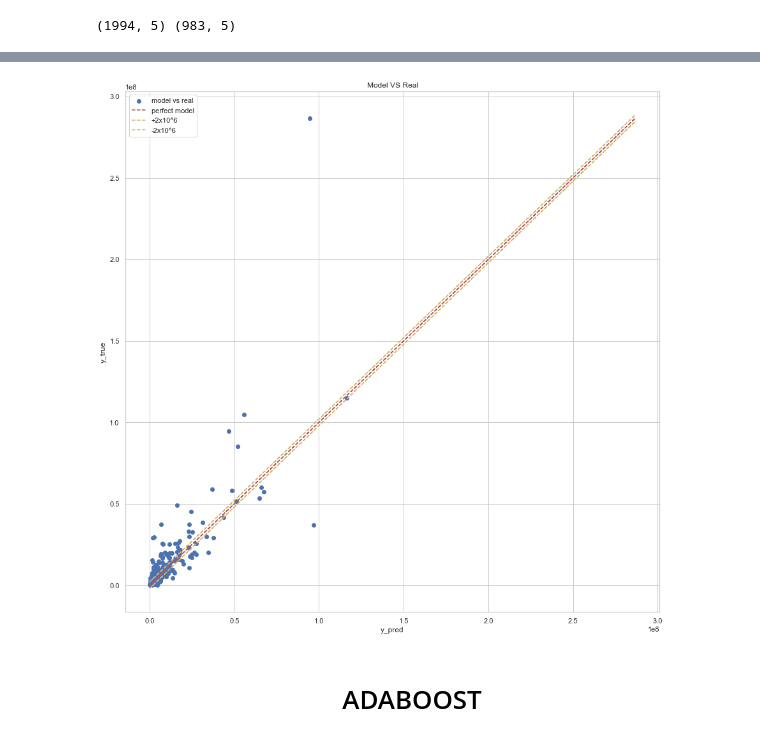
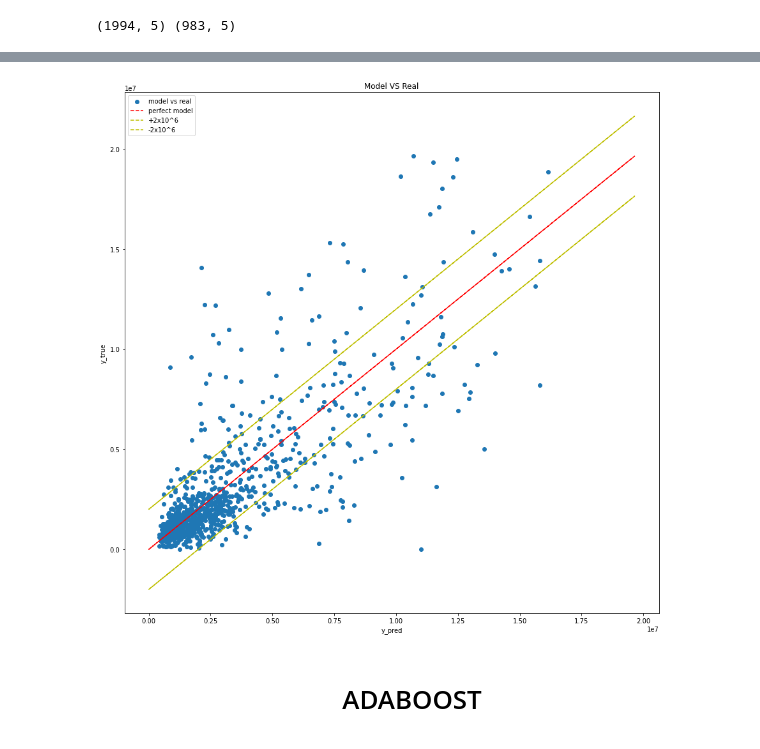
Before and after one commit to datanab/energy-consumption-prediction, a Jupyter notebook: Pélec_02_code.ipynb, the cells around one changed output, grey strips where cells are left out. Drawn from its saved outputs; the diff is of its cells as text; code cells hidden in the pictures.

```diff
--- a/Pélec_02_code.ipynb
+++ b/Pélec_02_code.ipynb
@@ -264,0 +240,2 @@ adjusted_r2_scorer = make_scorer(adjusted_r2,n=X.shape[0],p=X.shape[1])
+# %%
+y = explained_variable(bench = bench, var_name = exp_variable, m = 'brut')
@@ -302,8 +293,8 @@ y_test.mean()
 
 start_time = datetime.datetime.now()
 
-cv_ridge_params_ghg = {'alpha':[1,3,4,5,7,9,11,100]}
-cv_ridge_params_nrj = {'alpha':[1,1000,10000,15000,17000,20000,50000,100000]}
+cv_ridge_params_ghg = {'alpha':[1,3,4,5,7,9,11,100,1000]}
+cv_ridge_params_nrj = {'alpha':[1,3,4,5,7,9,11,100,1000]}
 
 ridge_param_choice = {'ridge_ghg_emission' : cv_ridge_params_ghg,'ridge_energy_use' : cv_ridge_params_nrj}
 
@@ -316,12 +307,10 @@ ridge = Ridge(alpha=cv_ridge.best_params_['alpha'])
 ridge.fit(X_train_std, y_train)
 y_pred_train_ridge, y_pred_test_ridge = ridge.predict(X_train_std), ridge.predict(X_test_std)
 
-y_pred_train_ridge, y_pred_test_ridge = [np.exp(x) for x in y_pred_train_ridge],[np.exp(x) for x in y_pred_test_ridge]
-
 end_time = datetime.datetime.now()
 
 time_ridge = get_time(start_time, end_time)
 
-show_metric(y_pred_train_ridge, [np.exp(x) for x in y_train], y_pred_test_ridge, [np.exp(x) for x in y_test], time_ridge)
+show_metric(y_pred_train_ridge, y_train, y_pred_test_ridge, y_test, time_ridge)
 # %% [output]
 |  | RMSE_train | RMSE_test | R2_train | R2_test | TIME |
@@ -344,7 +333,7 @@ cv_ridge.best_score_
 start_time = datetime.datetime.now()
 
 cv_lasso_params_ghg = {'alpha':[1300,1350,1400,1500,1700,1800]}
-cv_lasso_params_nrj = {'alpha':[1,1300,1350,1400,1500,1700,1800]}
+cv_lasso_params_nrj = {'alpha':[1300,1350,1400,1500,1700,1800]}
 
 lasso_param_choice = {'lasso_ghg_emission':cv_lasso_params_ghg, 'lasso_energy_use':cv_lasso_params_nrj}
 
@@ -357,13 +346,10 @@ lasso = Lasso(alpha=cv_lasso.best_params_['alpha'], fit_intercept=True)
 lasso.fit(X_train_std, y_train)
 y_pred_train_lasso, y_pred_test_lasso = lasso.predict(X_train_std), lasso.predict(X_test_std)
 
-y_pred_train_lasso, y_pred_test_lasso = [np.exp(x) for x in y_pred_train_lasso],[np.exp(x) for x in y_pred_test_lasso]
-
-
 end_time = datetime.datetime.now()
 
 time_lasso = get_time(start_time, end_time)
 
-show_metric(y_pred_train_lasso, [np.exp(x) for x in y_train], y_pred_test_lasso, [np.exp(x) for x in y_test], time_lasso)
+show_metric(y_pred_train_lasso, y_train, y_pred_test_lasso, y_test, time_lasso)
 # %% [output]
 |  | RMSE_train | RMSE_test | R2_train | R2_test | TIME |
@@ -518,10 +506,10 @@ print(X_train_std_2.shape,X_test_std_2.shape )
 # %%
 start_time = datetime.datetime.now()
 
-cv_rfr_params_ghg = {'n_estimators':[10,20,30,40],'max_depth':[20,50,70,90],'min_samples_leaf':[2,4,8],'min_samples_split':[4,8,12]}
-cv_rfr_params_nrj = {'n_estimators':[40,50,60,70],'max_depth':[5,10,20],'min_samples_leaf':[2,4,8,10,20],'min_samples_split':[2,4,8,12,20]}
+cv_rfr_params_ghg = {'n_estimators':[10,20,30,40],'max_depth':[5,10,15,20],'min_samples_leaf':[2,4,8],'min_samples_split':[4,8,12]}
+cv_rfr_params_nrj = {'n_estimators':[10,20,30,40],'max_depth':[5,10,15,20],'min_samples_leaf':[4,8,10,20],'min_samples_split':[2,4,8,12,14,16]}
 
-rfr_param_choice = {'rfr_ghg_emission':cv_rfr_params_ghg, 'rfr_energy_use':cv_rfr_params_nrj}
+rfr_param_choice = {'rfr_ghg_emission' : cv_rfr_params_ghg, 'rfr_energy_use' : cv_rfr_params_nrj}
 
 cv_rfr_params = rfr_param_choice['rfr_' + exp_variable]
 
@@ -536,11 +524,9 @@ rfr.fit(X_train_std, y_train)
 # y_pred_train_rfr, y_pred_test_rfr = rfr.predict(X_train_std_2), rfr.predict(X_test_std_2)
 y_pred_train_rfr, y_pred_test_rfr = rfr.predict(X_train_std), rfr.predict(X_test_std)
 
-y_pred_train_rfr, y_pred_test_rfr = [np.exp(x) for x in y_pred_train_rfr],[np.exp(x) for x in y_pred_test_rfr]
+end_time = datetime.datetime.now()
 
-# end_time = datetime.datetime.now()
-
-# time_rfr = get_time(start_time, end_time)
-show_metric(y_pred_train_rfr, np.array([np.exp(x) for x in y_train]), y_pred_test_rfr, np.array([np.exp(x) for x in y_test.values]), time_rfr)
+time_rfr = get_time(start_time, end_time)
+show_metric(y_pred_train_rfr, y_train, y_pred_test_rfr, y_test, time_rfr)
 # %% [output]
 |  | RMSE_train | RMSE_test | R2_train | R2_test | TIME |
@@ -559,7 +545,7 @@ cv_rfr.best_score_
 # %%
-model_vs_real(y_pred_test_rfr, np.array([np.exp(x) for x in y_test.values]), exp_variable)
+model_vs_real(y_pred_test_rfr, y_test, exp_variable)
 # %% [output]
-[figure, old version]
+[figure, new version]
 # %% [markdown]
 # <p style='text-align:center'> ADABOOST </p>
 # %%
```
Also changed, not shown: parts of 50 cells of this notebook, 1 other file.
